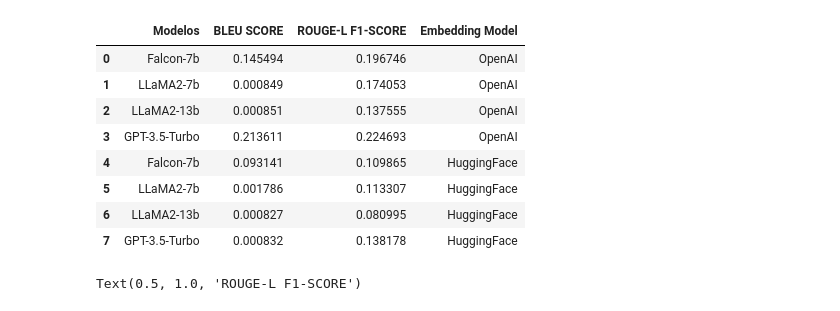
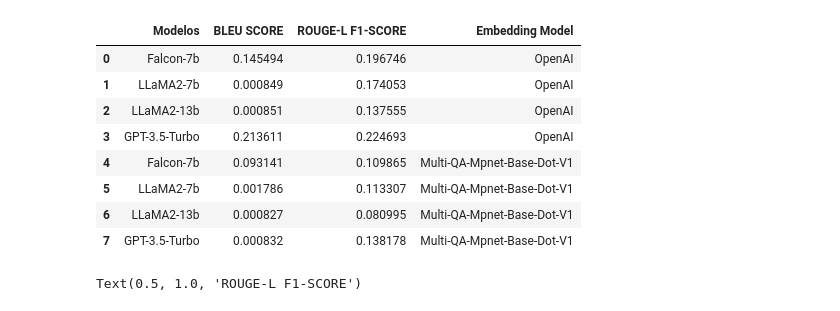
Before and after one commit to LinJTF/MedicinesLLM, a Jupyter notebook: notebook/analysis/data_analysis.ipynb, the cells around one changed output. Saved outputs shown, nothing was run; the diff lists cells and outputs as text; code cells hidden in the pictures.

```diff
--- a/notebook/analysis/data_analysis.ipynb
+++ b/notebook/analysis/data_analysis.ipynb
@@ -6,28 +7,28 @@ import seaborn as sns
 # %%
 data = [
     ["Modelos", "BLEU SCORE", "ROUGE-L F1-SCORE", "Embedding Model"],
     ["Falcon-7b", 0.145494, 0.196746, "OpenAI"],
     ["LLaMA2-7b", 0.000849, 0.174053, "OpenAI"],
     ["LLaMA2-13b", 0.000851, 0.137555, "OpenAI"],
     ["GPT-3.5-Turbo", 0.213611, 0.224693, "OpenAI"],
-    ["Falcon-7b", 0.093141, 0.109865, "HuggingFace"],
-    ["LLaMA2-7b", 0.001786, 0.113307, "HuggingFace"],
-    ["LLaMA2-13b", 0.000827, 0.080995, "HuggingFace"],
-    ["GPT-3.5-Turbo", 0.000832, 0.138178, "HuggingFace"]
+    ["Falcon-7b", 0.093141, 0.109865, "Multi-QA-Mpnet-Base-Dot-V1"],
+    ["LLaMA2-7b", 0.001786, 0.113307, "Multi-QA-Mpnet-Base-Dot-V1"],
+    ["LLaMA2-13b", 0.000827, 0.080995, "Multi-QA-Mpnet-Base-Dot-V1"],
+    ["GPT-3.5-Turbo", 0.000832, 0.138178, "Multi-QA-Mpnet-Base-Dot-V1"]
 ]
 
 df = pd.DataFrame(data[1:], columns=data[0])
 df
 # %% [output]
 |  | Modelos | BLEU SCORE | ROUGE-L F1-SCORE | Embedding Model |
 | 0 | Falcon-7b | 0.145494 | 0.196746 | OpenAI |
 | 1 | LLaMA2-7b | 0.000849 | 0.174053 | OpenAI |
 | 2 | LLaMA2-13b | 0.000851 | 0.137555 | OpenAI |
 | 3 | GPT-3.5-Turbo | 0.213611 | 0.224693 | OpenAI |
-| 4 | Falcon-7b | 0.093141 | 0.109865 | HuggingFace |
-| 5 | LLaMA2-7b | 0.001786 | 0.113307 | HuggingFace |
-| 6 | LLaMA2-13b | 0.000827 | 0.080995 | HuggingFace |
-| 7 | GPT-3.5-Turbo | 0.000832 | 0.138178 | HuggingFace |
+| 4 | Falcon-7b | 0.093141 | 0.109865 | Multi-QA-Mpnet-Base-Dot-V1 |
+| 5 | LLaMA2-7b | 0.001786 | 0.113307 | Multi-QA-Mpnet-Base-Dot-V1 |
+| 6 | LLaMA2-13b | 0.000827 | 0.080995 | Multi-QA-Mpnet-Base-Dot-V1 |
+| 7 | GPT-3.5-Turbo | 0.000832 | 0.138178 | Multi-QA-Mpnet-Base-Dot-V1 |
 # %%
 df.to_csv("../../data/analysis.csv", index=False)
 # %%
```
Also changed, not shown: parts of 2 cells of this notebook, 1 other file.
